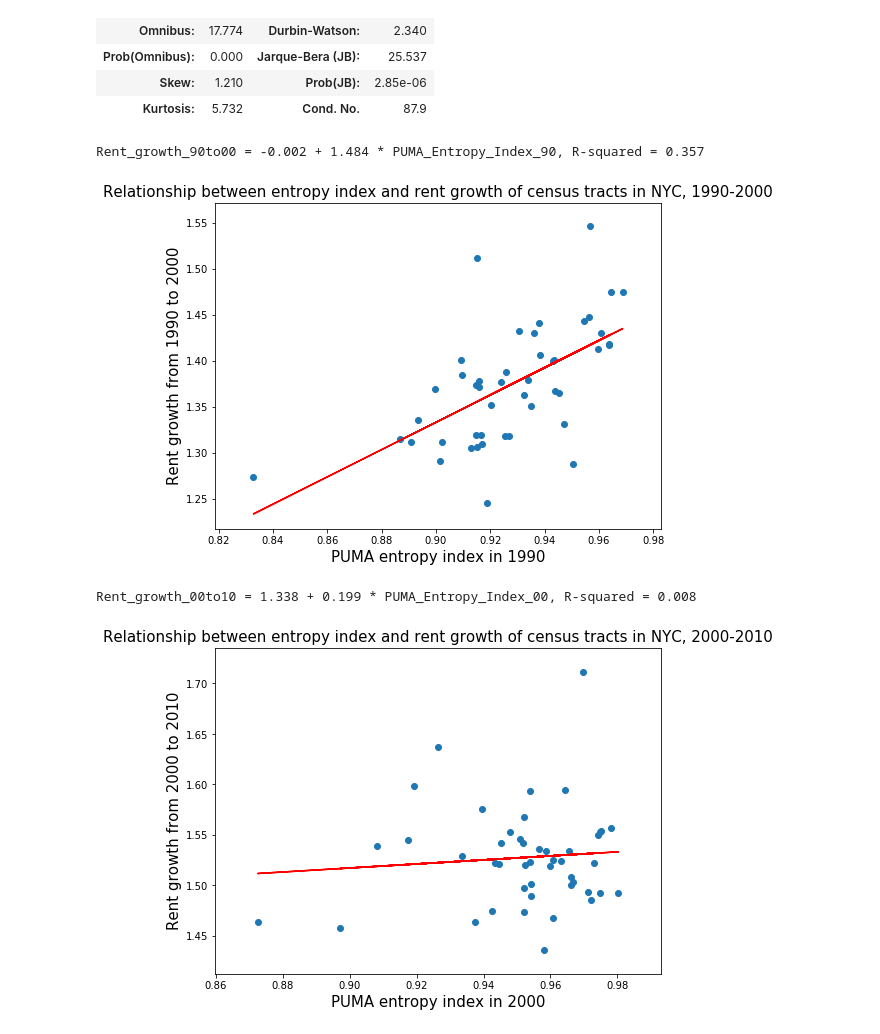
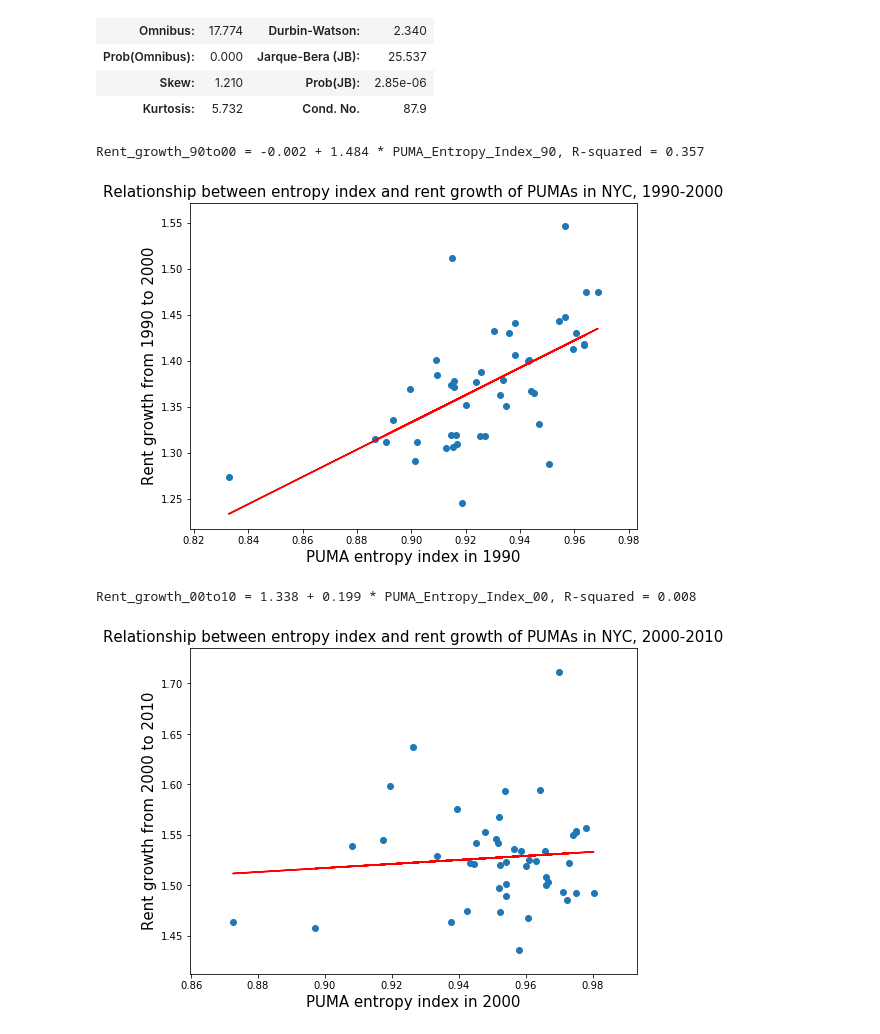
Before and after one commit to picniclin/NYC_yl5240, a Jupyter notebook: NYC_housing_and_income.ipynb, the cells around one changed output. Cells and saved outputs as stored; diff of their text form; code cells hidden in the pictures.

Commit message:
add analysis on neighborhood(PUMA)

```diff
--- a/NYC_housing_and_income.ipynb
+++ b/NYC_housing_and_income.ipynb
@@ -667,28 +667,28 @@ OLS Regression Results
 # %%
 plt.figure(figsize = (8, 6))
 plt.scatter(df_puma_entropy.entropy_index_9, df_puma_entropy.rent_growth_90_00)
 plt.plot(df_puma_entropy.entropy_index_9, lm1_puma.predict(), c = 'r')
 plt.xlabel('PUMA entropy index in 1990', fontsize = 15)
 plt.ylabel('Rent growth from 1990 to 2000', fontsize = 15)
-plt.title('Relationship between entropy index and rent growth of census tracts in NYC, 1990-2000',
+plt.title('Relationship between entropy index and rent growth of PUMAs in NYC, 1990-2000',
          fontsize = 15)
 
 print('Rent_growth_90to00 = {} + {} * PUMA_Entropy_Index_90, R-squared = {}'.format(\
                 round(lm1_puma.params[0],3), round(lm1_puma.params[1],3),round(lm1_puma.rsquared,3)))
 # %% [output]
 Rent_growth_90to00 = -0.002 + 1.484 * PUMA_Entropy_Index_90, R-squared = 0.357
-[figure, old version]
+[figure, new version]
 # %%
 plt.figure(figsize = (8, 6))
 plt.scatter(df_puma_entropy.entropy_index_0, df_puma_entropy.rent_growth_00_10)
 plt.plot(df_puma_entropy.entropy_index_0, lm2_puma.predict(), c = 'r')
 plt.xlabel('PUMA entropy index in 2000', fontsize = 15)
 plt.ylabel('Rent growth from 2000 to 2010', fontsize = 15)
-plt.title('Relationship between entropy index and rent growth of census tracts in NYC, 2000-2010',
+plt.title('Relationship between entropy index and rent growth of PUMAs in NYC, 2000-2010',
          fontsize = 15)
 
 print('Rent_growth_00to10 = {} + {} * PUMA_Entropy_Index_00, R-squared = {}'.format(\
                 round(lm2_puma.params[0],3), round(lm2_puma.params[1],3),round(lm2_puma.rsquared,3)))
 # %% [output]
 Rent_growth_00to10 = 1.338 + 0.199 * PUMA_Entropy_Index_00, R-squared = 0.008
-[figure, old version]
+[figure, new version]
```
